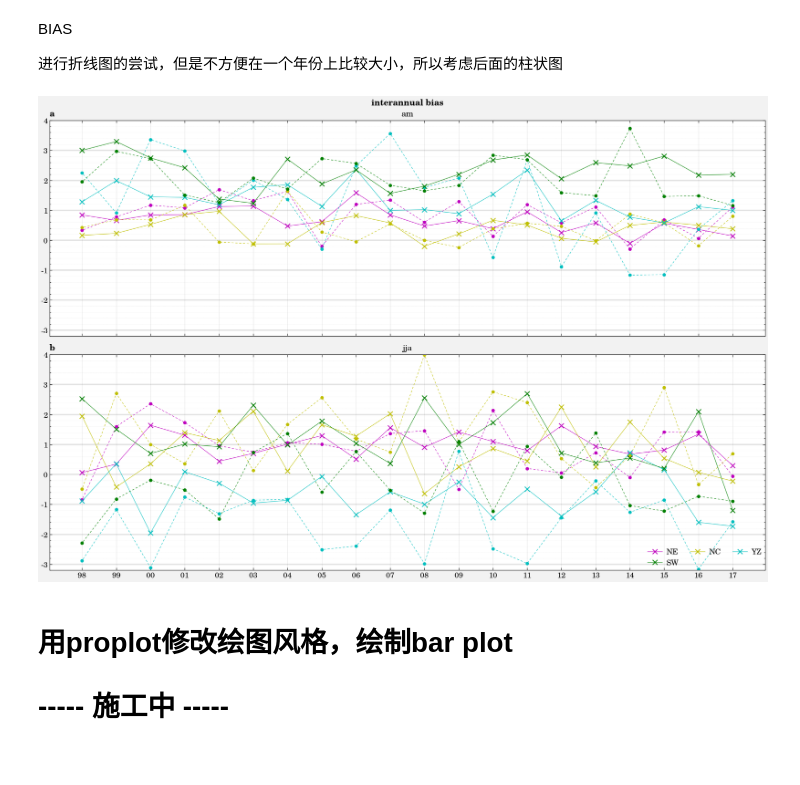
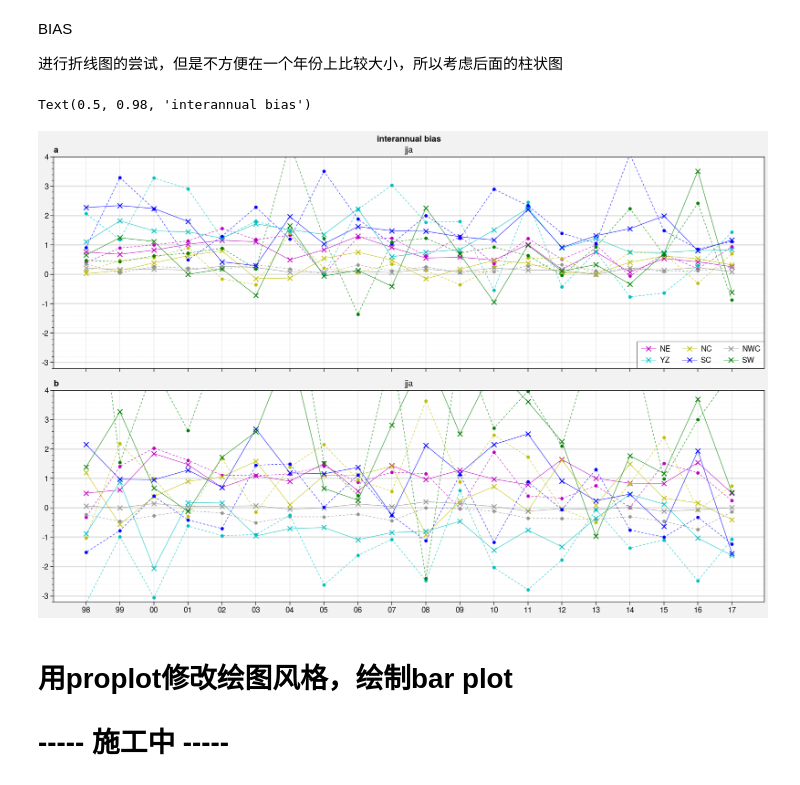
Before and after one commit to dozerlcl/MPAS_case_study, a Jupyter notebook: 92-25km_vr_rcm_postprocess/visualization/check_obs/settled/pre/time_series_partial/stats_interannual.ipynb, the cells around one changed output. Cells and saved outputs as stored; diff of their text form; code cells hidden in the pictures.

Commit message:
change partial region

```diff
--- a/92-25km_vr_rcm_postprocess/visualization/check_obs/settled/pre/time_series_partial/stats_interannual.ipynb
+++ b/92-25km_vr_rcm_postprocess/visualization/check_obs/settled/pre/time_series_partial/stats_interannual.ipynb
@@ -21,7 +25,7 @@ remains:绘制更多统计量的
 # %%
 # 确定绘制的种类
 
-partial_list = ["NE", "NC", "YZ", "SW"]
+partial_list = ["NE", "NC", "NWC", "YZ", "SC","SW"]
 seasons_list = ['am', 'jja']
 bias_dict = {}
 rmsd_dict = {}
@@ -44,23 +48,23 @@ for season in seasons_list:
     for region in partial_list:
 
         # 读取数据
-        main_path = "/raid52/yycheng/MPAS/REFERENCE/TEMP_DATA/partial_pre/"+region+"/mask_res_interannual/"
+        main_path = "/raid52/yycheng/MPAS/REFERENCE/TEMP_DATA_large/partial_pre/"+region+"/interannual/"
 
-        dir_vr = main_path + season +"_mask_vr_pre_98-17.nc"
+        dir_vr = main_path + season +"_vr_pre_98-17.nc"
         ds_vr = xr.open_dataset(dir_vr)
         # ds_vr
 
         # dir_rcm = "/raid52/yycheng/MPAS/RCM_postprocess/RCM_merge/pre/" + "daily_pre_03-15.nc"
-        dir_rcm = main_path + season + "_mask_rcm_pre_98-17.nc"
+        dir_rcm = main_path + season + "_rcm_pre_98-17.nc"
         ds_rcm = xr.open_dataset(dir_rcm)
         # ds_rcm
 
-        obs_cn051 = main_path + season + "_mask_sel_CN05.1_Pre_1961_2018_daily_025x025.nc"
+        obs_cn051 = main_path + season + "_obsmerge_pre_98-17.nc"
         ds_cn051 = xr.open_dataset(obs_cn051)
 
         # 整理数据
 
-        obs_years  = ds_cn051['pre']
+        obs_years  = ds_cn051['premerge']
         vr_years   = ds_vr['precip_MPAS']
         rcm_years  = ds_rcm['precip_MPAS']
 
@@ -125,13 +129,14 @@ from matplotlib.ticker import (MultipleLocator, FormatStrFormatter,
 
 # import matplotlib.pyplot as plt
 # plt.style.use(['science', 'no-latex', 'cjk-tc-font'])
-plt.style.use(['science', 'no-latex']) # 采用 安装的scinence绘图风格，matplotlib风格拓展
+# plt.style.use(['science', 'no-latex']) # 采用 安装的scinence绘图风格，matplotlib风格拓展
 # fig,ax = plt.subplots(2,1,figsize=(12,8))
 fig,ax = plot.subplots(ncols = 1,nrows = 2, figsize=(12,8))
 # loop region and seasons
-partial_list = ["NE", "NC", "YZ", "SW"] # loop region
+partial_list = ["NE", "NC", "NWC", "YZ", "SC", "SW"] # loop region
 seasons_list = ['am', 'jja']            # loop season
-color_plot = ["m","y","c","g"]          # loop color
+# iregion_style_color = {"NE":"m", "NC":"y", "YZ":"c", "SC":"b",'SW':"g",'NWC':"tab:gray"}
+color_plot = ["m", "y", "gray", "c", "b", "g"]          # loop color
 time_idx = pd.date_range(start = "1998-01-01", end = "2017-01-01",freq='AS') # add time coords
 
 
@@ -148,37 +153,39 @@ for iseason, season in enumerate(seasons_list):
         # ymax = 1.
         # rmsd
         ymin = -3.2
         ymax = 4
         ax[iseason].set_ylim([ymin,ymax])
 
         # ax[iseason].set_xlim([xmin,xmax])
         # ax[iseason].xaxis.grid(True, which="minor", linestyle = ":")
         ax[iseason].xaxis.grid(True, which="major", linestyle = "-")
         ax[iseason].yaxis.grid(True, which="minor", linestyle = ":")
         ax[iseason].yaxis.grid(True, which="major", linestyle = "-", linewidth = 1.6)
 
         ax[iseason].yaxis.set_major_locator(MultipleLocator(1.))
         ax[iseason].yaxis.set_minor_locator(MultipleLocator(.2))
         ax[iseason].yaxis.set_major_formatter(FormatStrFormatter('%1.f'))
 
         # ax[iseason].set_ylabel()
         # ax[iseason].get_legend().remove()
         ax[iseason].xaxis.set_minor_locator(dates.YearLocator())
         ax[iseason].xaxis.set_minor_formatter(dates.DateFormatter('%y'))
         ax[iseason].xaxis.set_major_locator(dates.YearLocator())
         ax[iseason].xaxis.set_major_formatter(dates.DateFormatter('%y'))
 
-        ax[iseason].set_title(season)
+        # ax[iseason].set_title(season)
+        ax.format(title = season)
 
-ax[iseason].legend(loc = 'lower right')
+ax[0].legend(loc = 'lower right')
 ax.format(
     abc=True,
     xrotation=0  # rotated time ticks
 )
 plt.suptitle("interannual bias")
-plt.savefig("./output_pic/bias_interannual.png", dpi = 300, facecolor = "white")
+plt.savefig("./output_pic/bias_interannual_6regions.png", dpi = 300, facecolor = "white")
 # %% [output]
+Text(0.5, 0.98, 'interannual bias')
-[figure, old version]
+[figure, new version]
 # %% [markdown]
 # 用proplot修改绘图风格，绘制bar plot
 # ----- 施工中 -----
```
Also changed, not shown: parts of 2 cells of this notebook, 10 other files.
